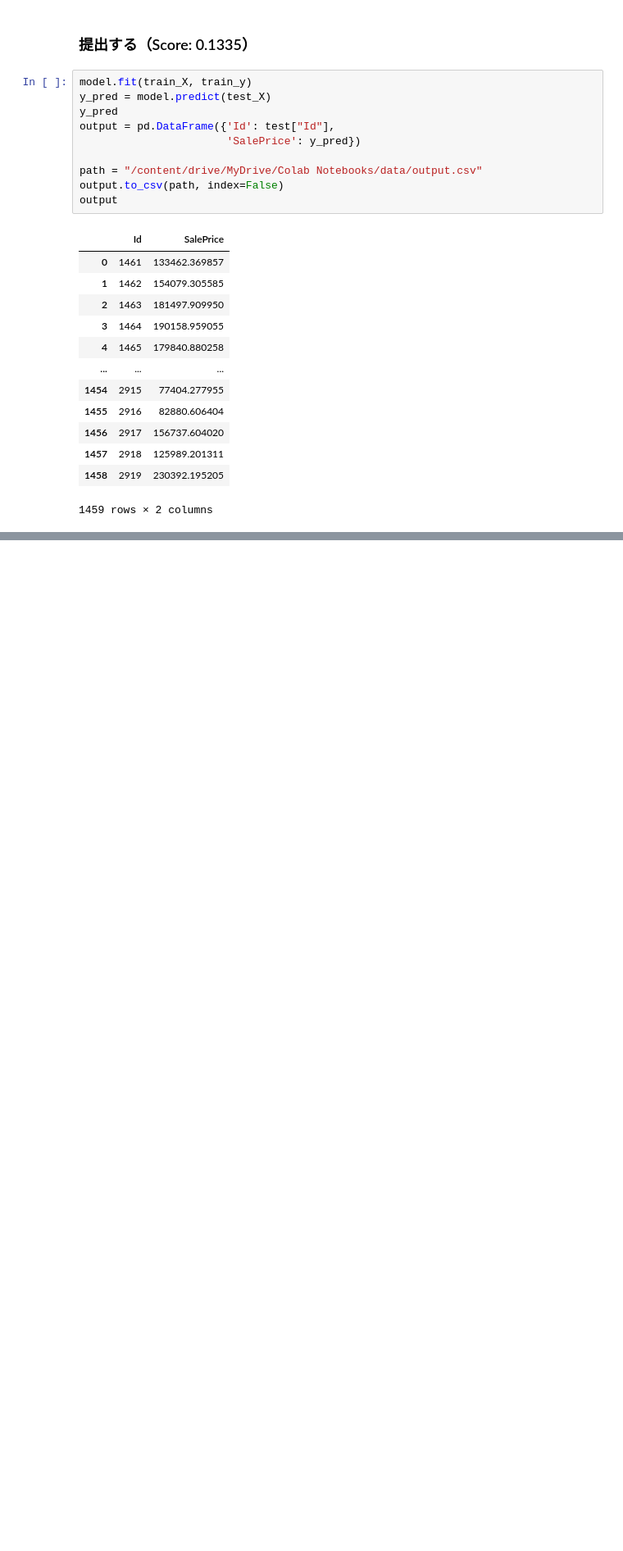
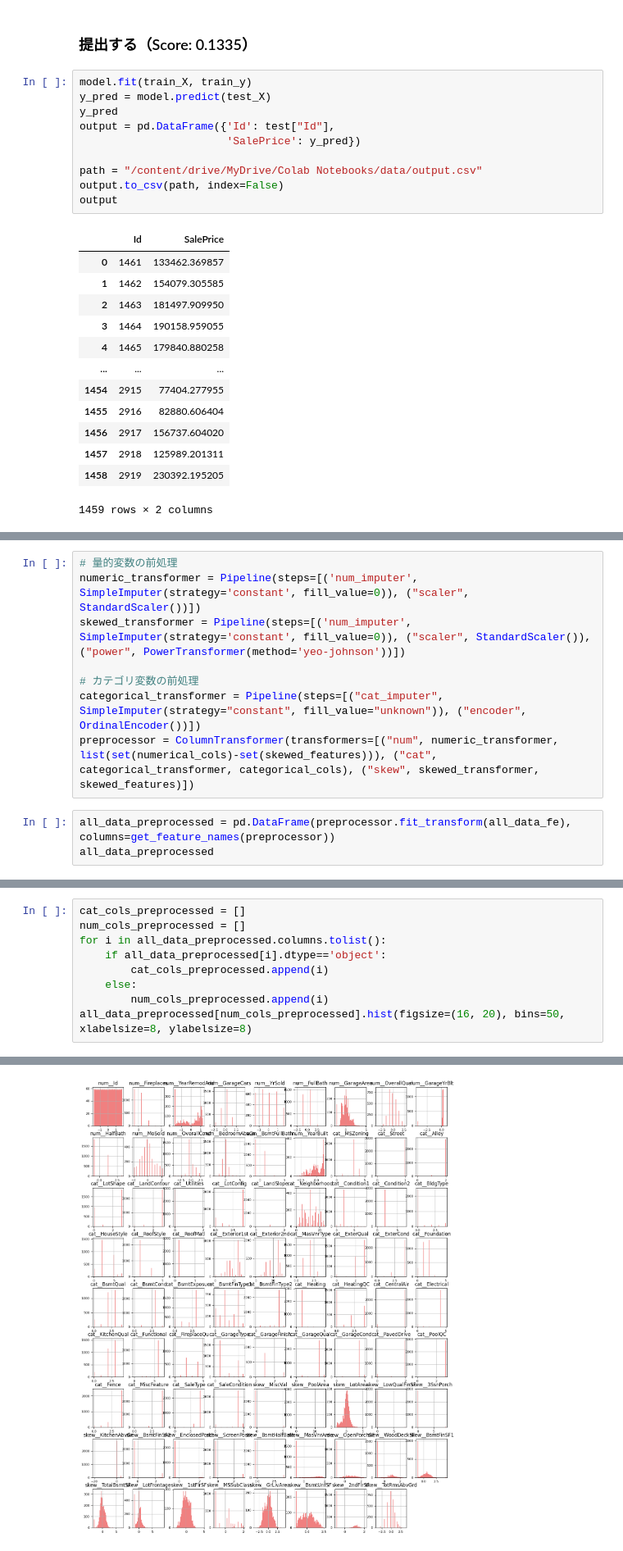
Before and after one commit to ntontonto/kaggle, a Jupyter notebook: house-prices/Feature_Engineering.ipynb, the cells around one changed output, grey strips where cells are left out. Shown at 82% size. Drawn from its saved outputs; the diff is of its cells as text; blank space fills up the shorter version.

```diff
--- a/house-prices/Feature_Engineering.ipynb
+++ b/house-prices/Feature_Engineering.ipynb
@@ -1083,0 +1238,11 @@ output
+# %%
+# 量的変数の前処理
+numeric_transformer = Pipeline(steps=[('num_imputer', SimpleImputer(strategy='constant', fill_value=0)), ("scaler", StandardScaler())])
+skewed_transformer = Pipeline(steps=[('num_imputer', SimpleImputer(strategy='constant', fill_value=0)), ("scaler", StandardScaler()), ("power", PowerTransformer(method='yeo-johnson'))])
+
+# カテゴリ変数の前処理
+categorical_transformer = Pipeline(steps=[("cat_imputer", SimpleImputer(strategy="constant", fill_value="unknown")), ("encoder", OrdinalEncoder())])
+preprocessor = ColumnTransformer(transformers=[("num", numeric_transformer, list(set(numerical_cols)-set(skewed_features))), ("cat", categorical_transformer, categorical_cols), ("skew", skewed_transformer, skewed_features)])
+# %%
+all_data_preprocessed = pd.DataFrame(preprocessor.fit_transform(all_data_fe), columns=get_feature_names(preprocessor))
+all_data_preprocessed
@@ -1083,0 +1284,10 @@ output
+# %%
+cat_cols_preprocessed = []
+num_cols_preprocessed = []
+for i in all_data_preprocessed.columns.tolist():
+    if all_data_preprocessed[i].dtype=='object':
+        cat_cols_preprocessed.append(i)
+    else:
+        num_cols_preprocessed.append(i)
+all_data_preprocessed[num_cols_preprocessed].hist(figsize=(16, 20), bins=50, xlabelsize=8, ylabelsize=8)
+# %% [output]
@@ -1083,0 +1311 @@ output
+[figure, added]
```
Also changed, not shown: parts of 53 cells of this notebook.
